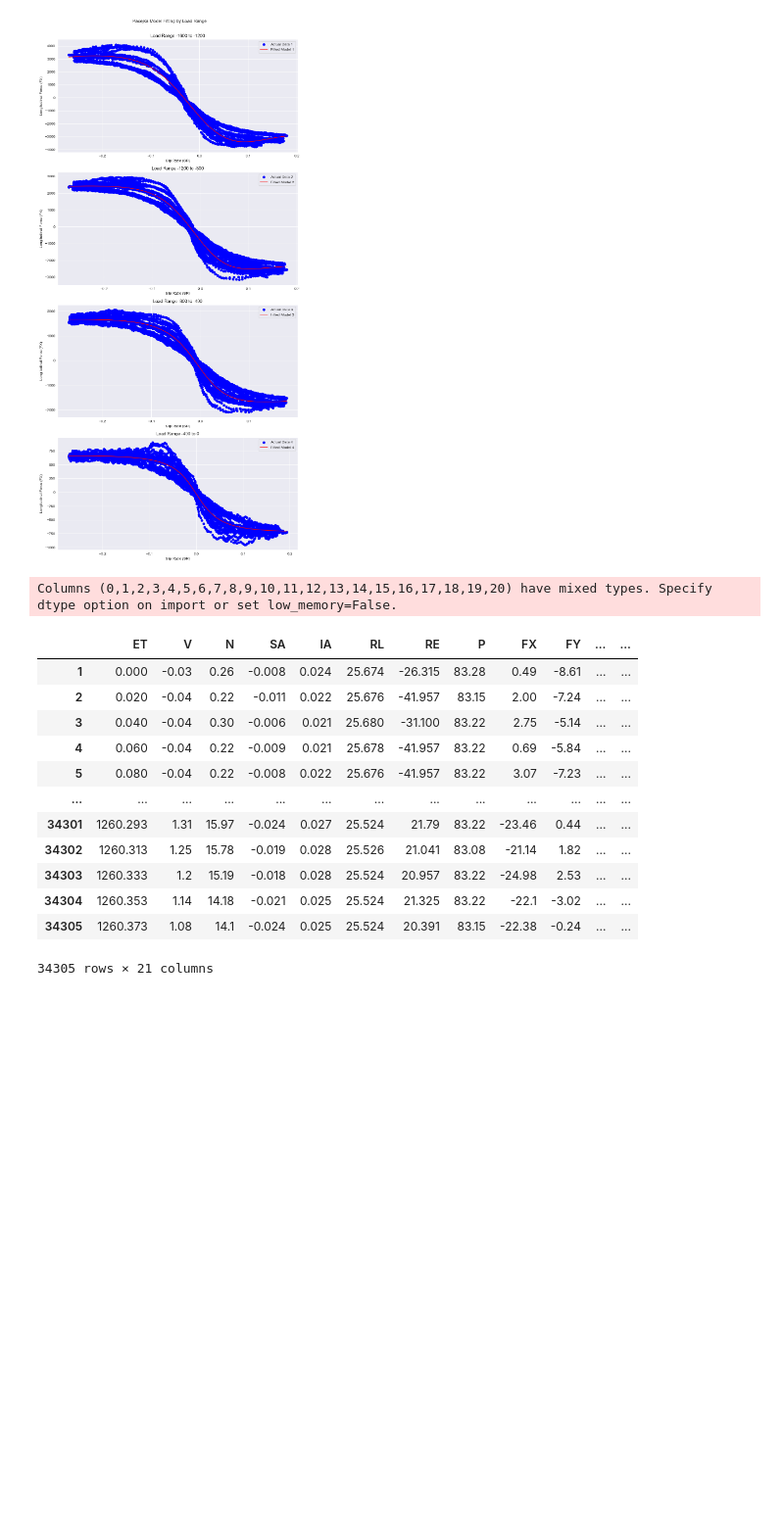
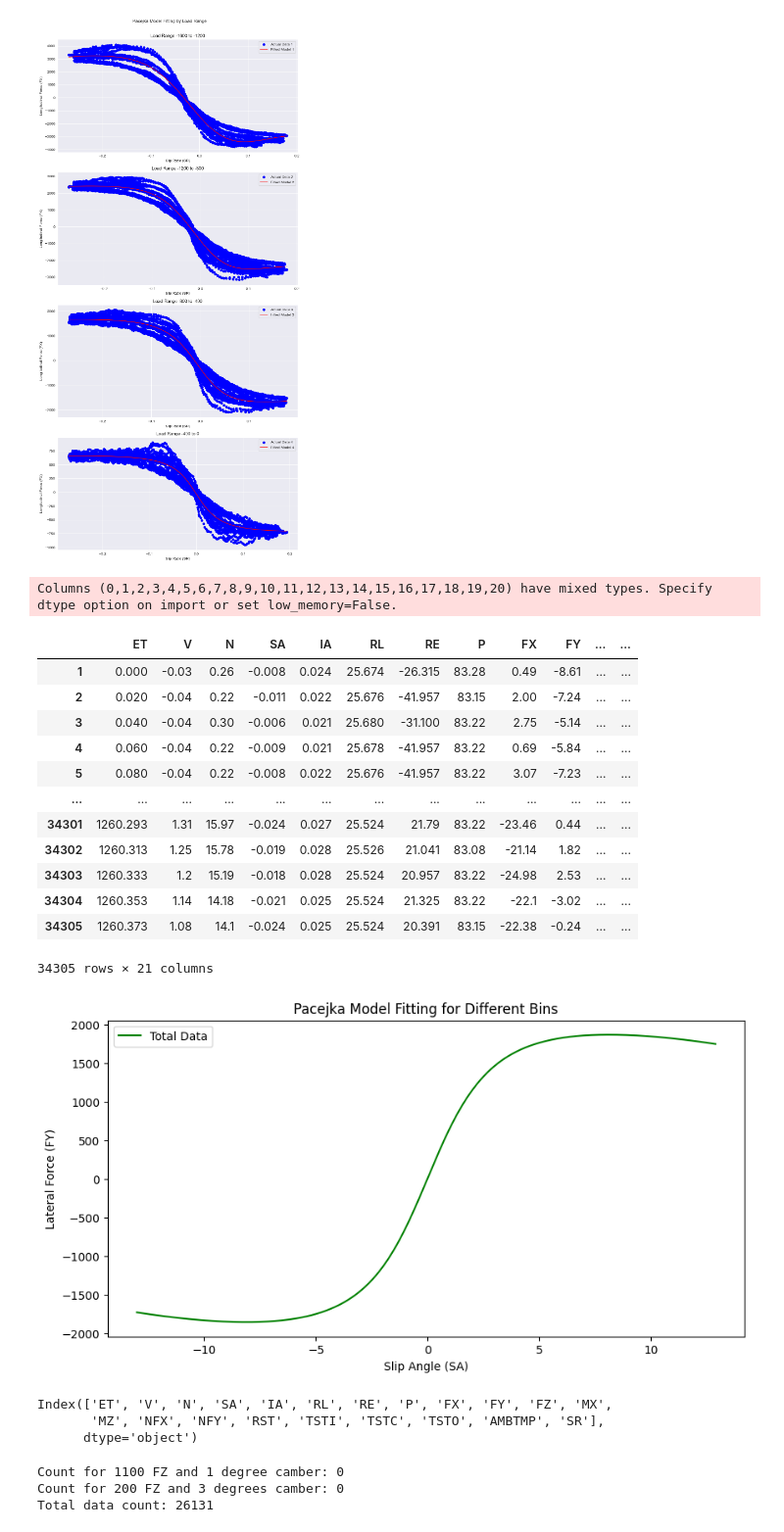
Before and after one commit to Formula-Electric-Berkeley/FEBSim, a Jupyter notebook: TireSim/NickTireSimInteractive.ipynb, the cells around one changed output. Shown at 98% size. Drawn from its saved outputs; the diff is of its cells as text; code cells hidden in the pictures; blank space fills up the shorter version.

Commit message:
Built Tire Sim Code for calculating any individual load and camber.

```diff
--- a/TireSim/NickTireSimInteractive.ipynb
+++ b/TireSim/NickTireSimInteractive.ipynb
@@ -639,3 +639,82 @@ Columns (0,1,2,3,4,5,6,7,8,9,10,11,12,13,14,15,16,17,18,19,20) have mixed types.
 | 34304 | 1260.353 | 1.14 | 14.18 | -0.021 | 0.025 | 25.524 | 21.325 | 83.22 | -22.1 | -3.02 | ... | ... |
 | 34305 | 1260.373 | 1.08 | 14.1 | -0.024 | 0.025 | 25.524 | 20.391 | 83.15 | -22.38 | -0.24 | ... | ... |
 34305 rows × 21 columns
+# %%
+import matplotlib.pyplot as plt
+import pandas as pd
+import numpy as np
+from scipy.optimize import curve_fit
+
+# Define the simplified Pacejka model function
+def pacejka_model(alpha, B, C, D, E, F):
+    return D * np.sin(C * np.arctan(B * alpha - E * (B * alpha - np.arctan(B * alpha))) + F)
+
+# Load the data
+data_path = r'C:\Users\nlemo\Desktop\FEBSim\TireSim\tirecsvfiles\B1320run52.csv'
+data = pd.read_csv(data_path)
+data['FY'] = pd.to_numeric(data['FY'], errors='coerce') * -1  # Adjust sign for lateral force if necessary
+data['SA'] = pd.to_numeric(data['SA'], errors='coerce')  # Slip angle
+data['FZ'] = pd.to_numeric(data['FZ'], errors='coerce')  # Vertical load
+data['IA'] = pd.to_numeric(data['IA'], errors='coerce')  # Assuming 'camber' is the column for camber angles
+# Remove or replace NaNs and infs in your DataFrame
+data['FY'].replace([np.inf, -np.inf], np.nan, inplace=True)
+data.dropna(subset=['FY', 'SA'], inplace=True)  # Drop rows where 'FY' or 'SA' is NaN
+
+# Define bins based on new criteria
+bins = [
+    {'fz': -1100, 'camber': 1},  # 1100 FZ and 1 degree of camber
+    {'fz': -200, 'camber': 3},   # 200 FZ and 3 degrees of camber
+    {'all': True}               # All data
+]
+
+# Create a single plot for all fitted curves
+fig, ax = plt.subplots(figsize=(10, 5))
+
+colors = ['red', 'blue', 'green']  # Colors for each bin
+labels = ['1100 FZ, 1° Camber', '200 FZ, 3° Camber', 'Total Data']
+
+for bin_info, color, label in zip(bins, colors, labels):
+    if 'all' in bin_info:
+        filtered_data = data  # Use all data if the bin includes 'all' key
+    else:
+        filtered_data = data[(data['FZ'] == bin_info['fz']) & (data['IA'] == bin_info['camber'])]
+
+    x_data = filtered_data['SA']
+    y_data = filtered_data['FY']
+
+    if not x_data.empty and not y_data.empty:
+        # Apply curve fitting to find the optimal coefficients for each bin
+        initial_guess = [0.5, 1.2, max(y_data, default=0), 1, 0]
+        optimal_parameters, _ = curve_fit(pacejka_model, x_data, y_data, p0=initial_guess, maxfev=15000)
+
+        # Generate model predictions over the range of slip angles for visualization
+        x_model = np.linspace(x_data.min(), x_data.max(), 500)
+        y_model = pacejka_model(x_model, *optimal_parameters)
+
+        # Plot the fitted curve on the shared subplot
+        ax.plot(x_model, y_model, color=color, label=label)
+
+# Enhance the plot
+ax.set_title('Pacejka Model Fitting for Different Bins')
+ax.set_xlabel('Slip Angle (SA)')
+ax.set_ylabel('Lateral Force (FY)')
+ax.legend()
+
+# Display the plot
+plt.show()
+# %% [output]
+[figure, added]
+# %%
+data.columns
+# %% [output]
+Index(['ET', 'V', 'N', 'SA', 'IA', 'RL', 'RE', 'P', 'FX', 'FY', 'FZ', 'MX',
+       'MZ', 'NFX', 'NFY', 'RST', 'TSTI', 'TSTC', 'TSTO', 'AMBTMP', 'SR'],
+      dtype='object')
+# %%
+print("Count for 1100 FZ and 1 degree camber:", data[(data['FZ'] == -1100) & (data['IA'] == 1)].shape[0])
+print("Count for 200 FZ and 3 degrees camber:", data[(data['FZ'] == -200) & (data['IA'] == 3)].shape[0])
+print("Total data count:", data.shape[0])
+# %% [output]
+Count for 1100 FZ and 1 degree camber: 0
+Count for 200 FZ and 3 degrees camber: 0
+Total data count: 26131
```
Also changed, not shown: parts of 2 cells of this notebook, 1 other file.
